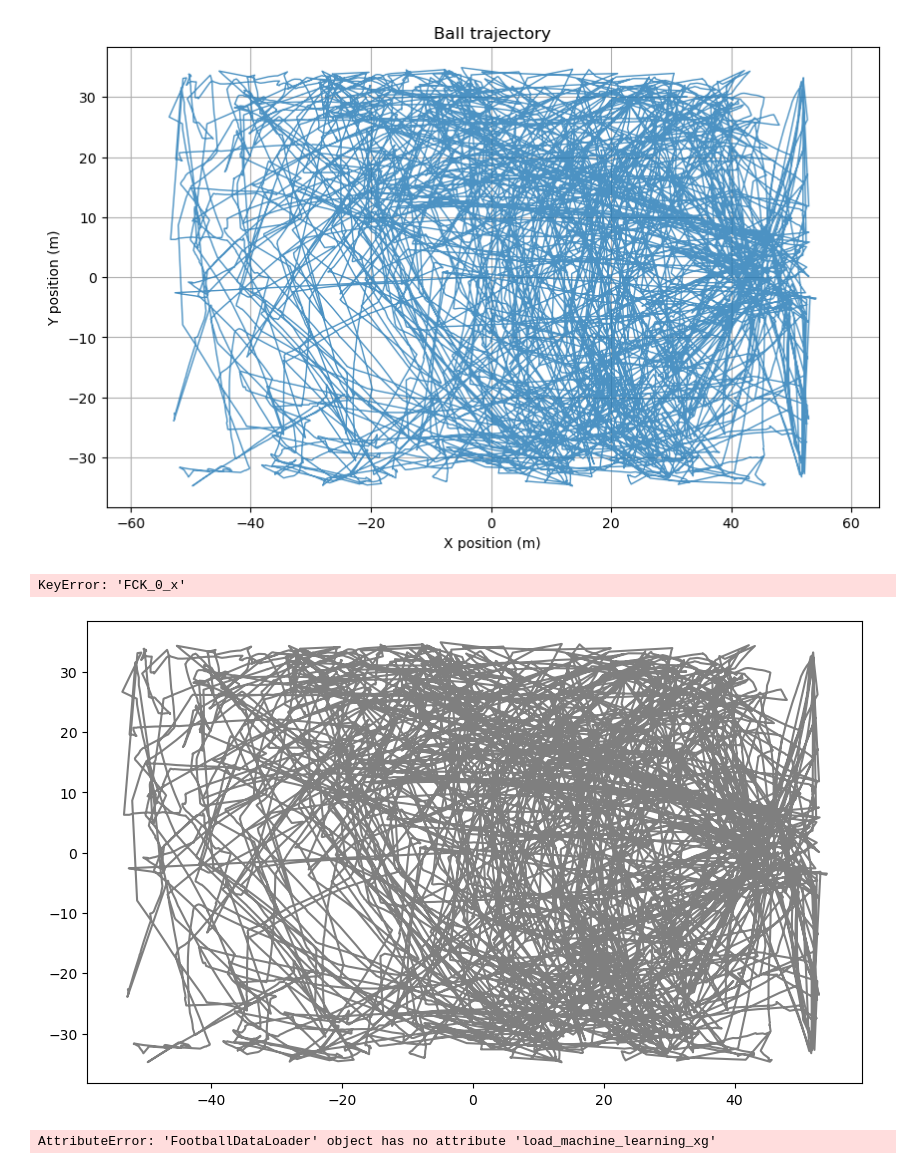
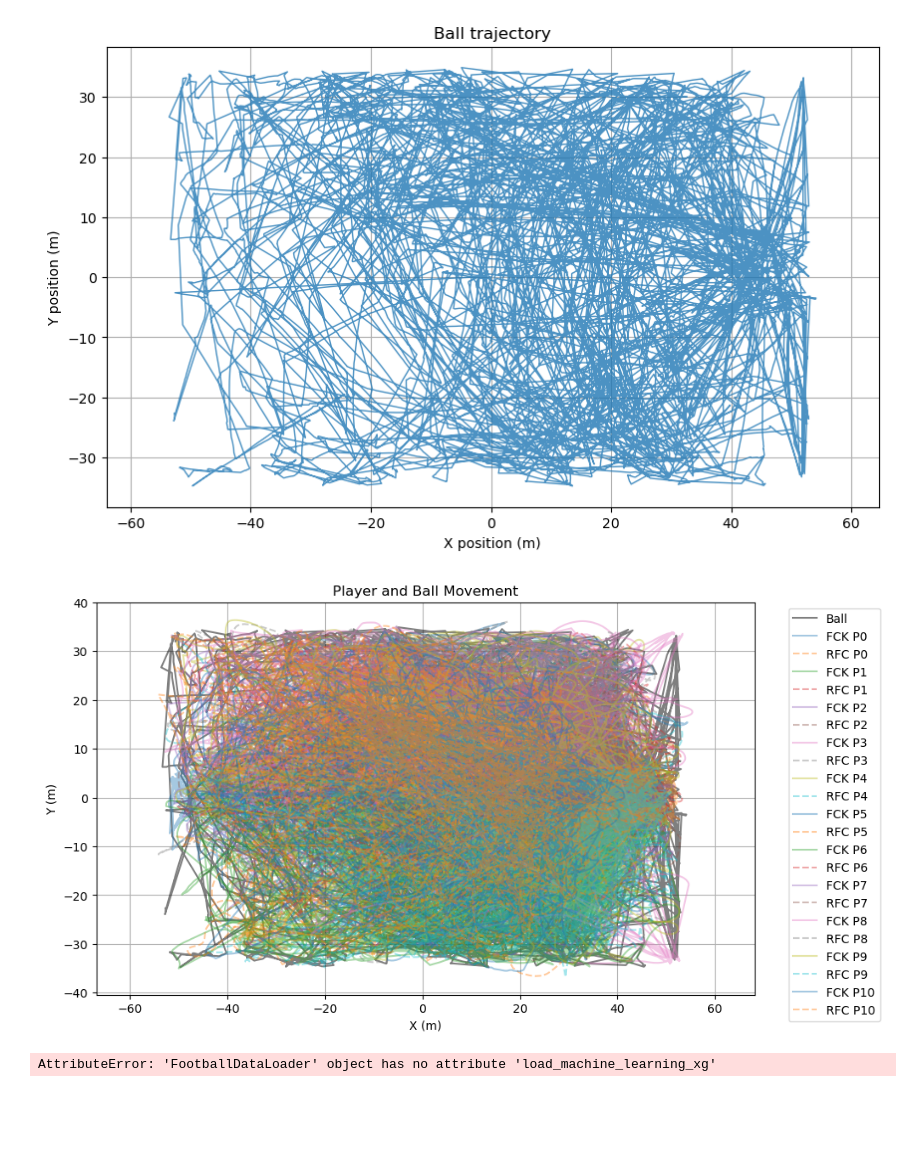
Before and after one commit to adiguzeldeniz/ekip_makine, a Jupyter notebook: dataloader_visualization.ipynb, the cells around one changed output. Drawn from its saved outputs; the diff is of its cells as text; code cells hidden in the pictures; blank space fills up the shorter version.

```diff
--- a/dataloader_visualization.ipynb
+++ b/dataloader_visualization.ipynb
@@ -54,21 +54,20 @@ plt.show()
 # %%
 plt.figure(figsize=(10, 6))
 plt.plot(df["Ball_x"], df["Ball_y"], label="Ball", color="black", alpha=0.5)
 
 for i in range(11):
-    plt.plot(df[f"homeplayer_{i}_x"], df[f"homeplayer_{i}_y"], alpha=0.4, label=f"Home P{i}")
-    plt.plot(df[f"awayplayer_{i}_x"], df[f"awayplayer_{i}_y"], alpha=0.4, linestyle='--', label=f"Away P{i}")
-#homrplayer for FCN?
+    plt.plot(df[f"FCKplayer_{i}_x"], df[f"FCKplayer_{i}_y"], alpha=0.4, label=f"FCK P{i}")
+    plt.plot(df[f"RFCplayer_{i}_x"], df[f"RFCplayer_{i}_y"], alpha=0.4, linestyle='--', label=f"RFC P{i}")
+#homeplayer for FCN?
 plt.title("Player and Ball Movement")
 plt.xlabel("X (m)")
 plt.ylabel("Y (m)")
 plt.legend(loc="upper right", bbox_to_anchor=(1.2, 1))
 plt.axis("equal")
 plt.grid(True)
 plt.show()
 # %% [output]
-KeyError: 'FCK_0_x'
-[figure, old version]
+[figure, new version]
 # %%
 xg_files, _ = loader.sort_games()
 xg_data = loader.load_machine_learning_xg(xg_files[0])
```
